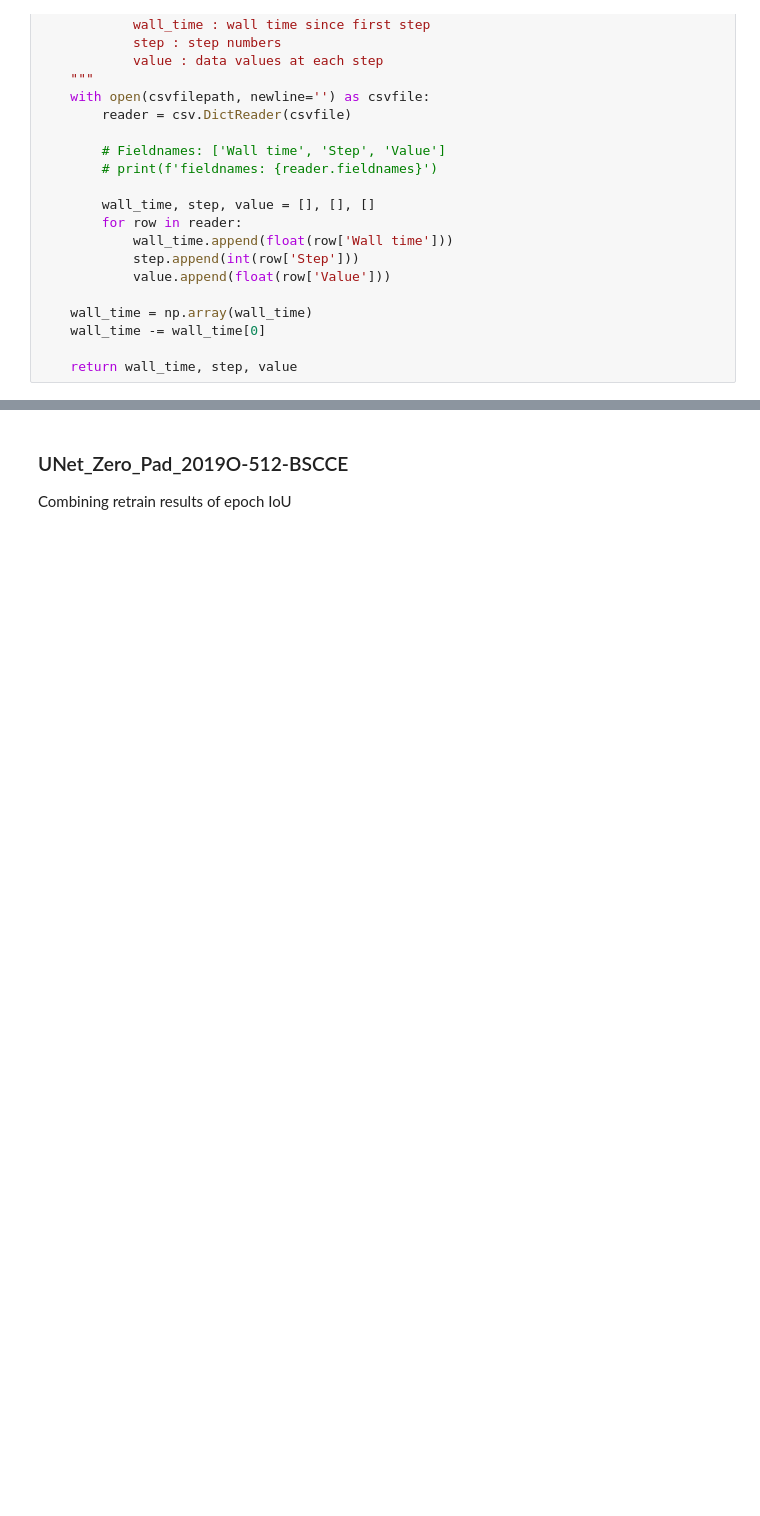
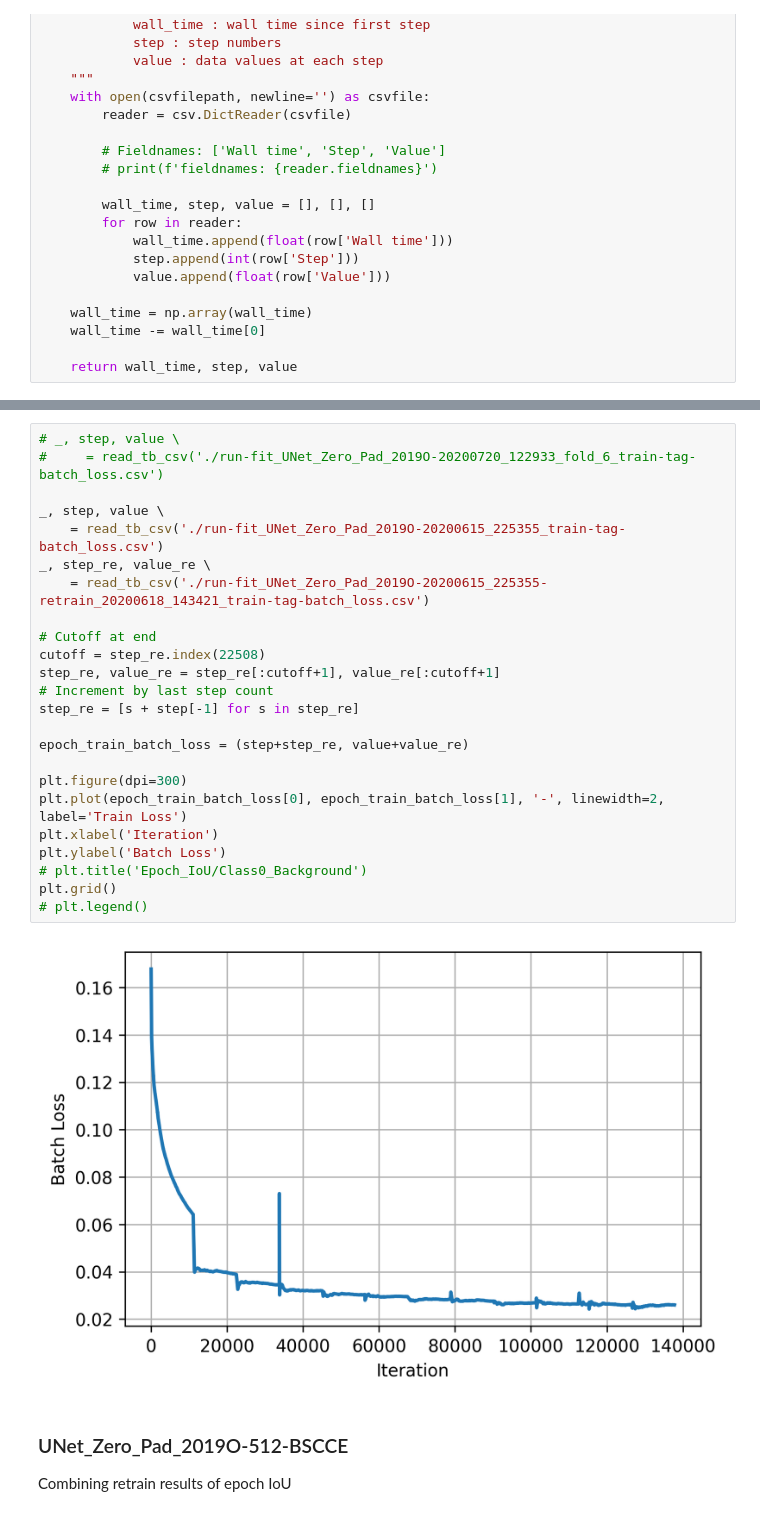
Before and after one commit to KolinGuo/BrainSeg, a Jupyter notebook: notebook/TensorBoard Plotting.ipynb, the cells around one changed output, grey strips where cells are left out. Drawn from its saved outputs; the diff is of its cells as text; blank space fills up the shorter version.

Commit message:
Update training loss

```diff
--- a/notebook/TensorBoard Plotting.ipynb
+++ b/notebook/TensorBoard Plotting.ipynb
@@ -57,3 +73,29 @@ def read_tb_csv(csvfilepath: str):
+# %%
+# _, step, value \
+#     = read_tb_csv('./run-fit_UNet_Zero_Pad_2019O-20200720_122933_fold_6_train-tag-batch_loss.csv')
+
+_, step, value \
+    = read_tb_csv('./run-fit_UNet_Zero_Pad_2019O-20200615_225355_train-tag-batch_loss.csv')
+_, step_re, value_re \
+    = read_tb_csv('./run-fit_UNet_Zero_Pad_2019O-20200615_225355-retrain_20200618_143421_train-tag-batch_loss.csv')
+
+# Cutoff at end
+cutoff = step_re.index(22508)
+step_re, value_re = step_re[:cutoff+1], value_re[:cutoff+1]
+# Increment by last step count
+step_re = [s + step[-1] for s in step_re]
+
+epoch_train_batch_loss = (step+step_re, value+value_re)
+
+plt.figure(dpi=300)
+plt.plot(epoch_train_batch_loss[0], epoch_train_batch_loss[1], '-', linewidth=2, label='Train Loss')
+plt.xlabel('Iteration')
+plt.ylabel('Batch Loss')
+# plt.title('Epoch_IoU/Class0_Background')
+plt.grid()
+# plt.legend()
+# %% [output]
+[figure, added]
 # %% [markdown]
 ### UNet_Zero_Pad_2019O-512-BSCCE
 Combining retrain results of epoch IoU
```
Also changed, not shown: parts of 3 cells of this notebook.
